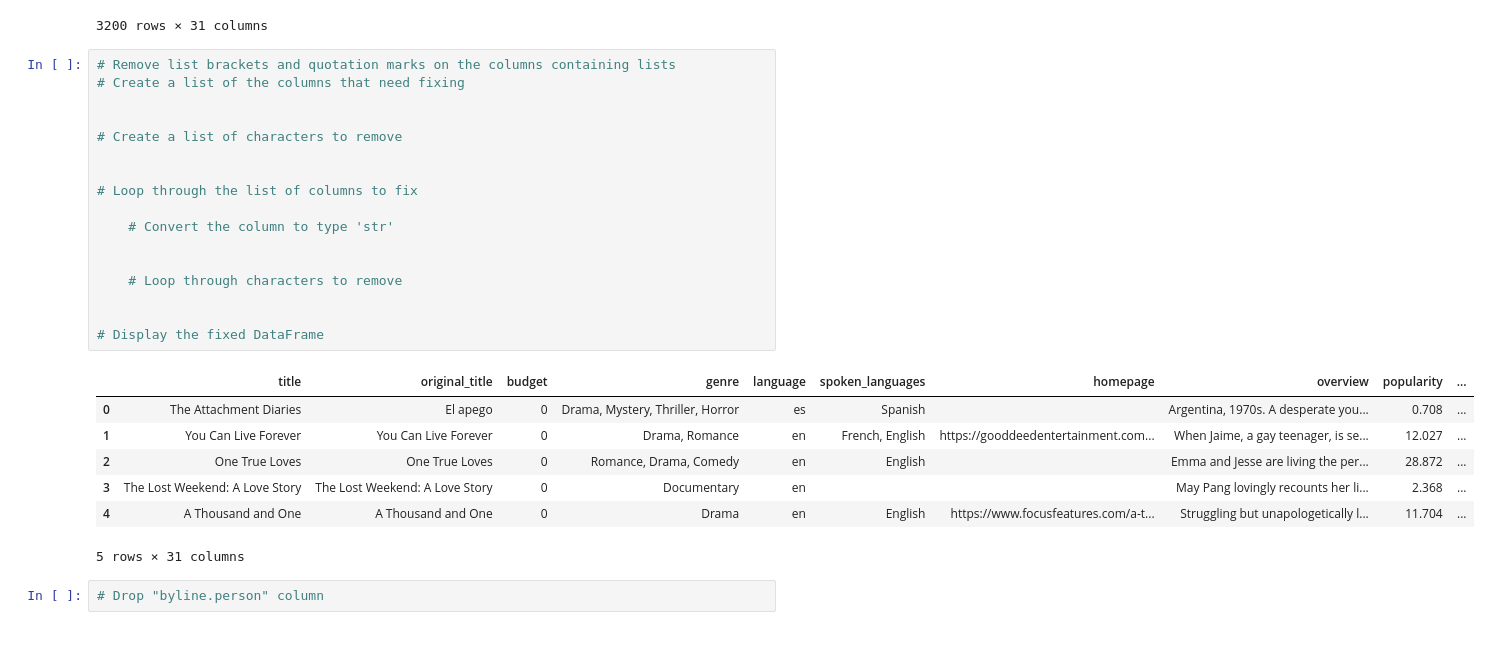
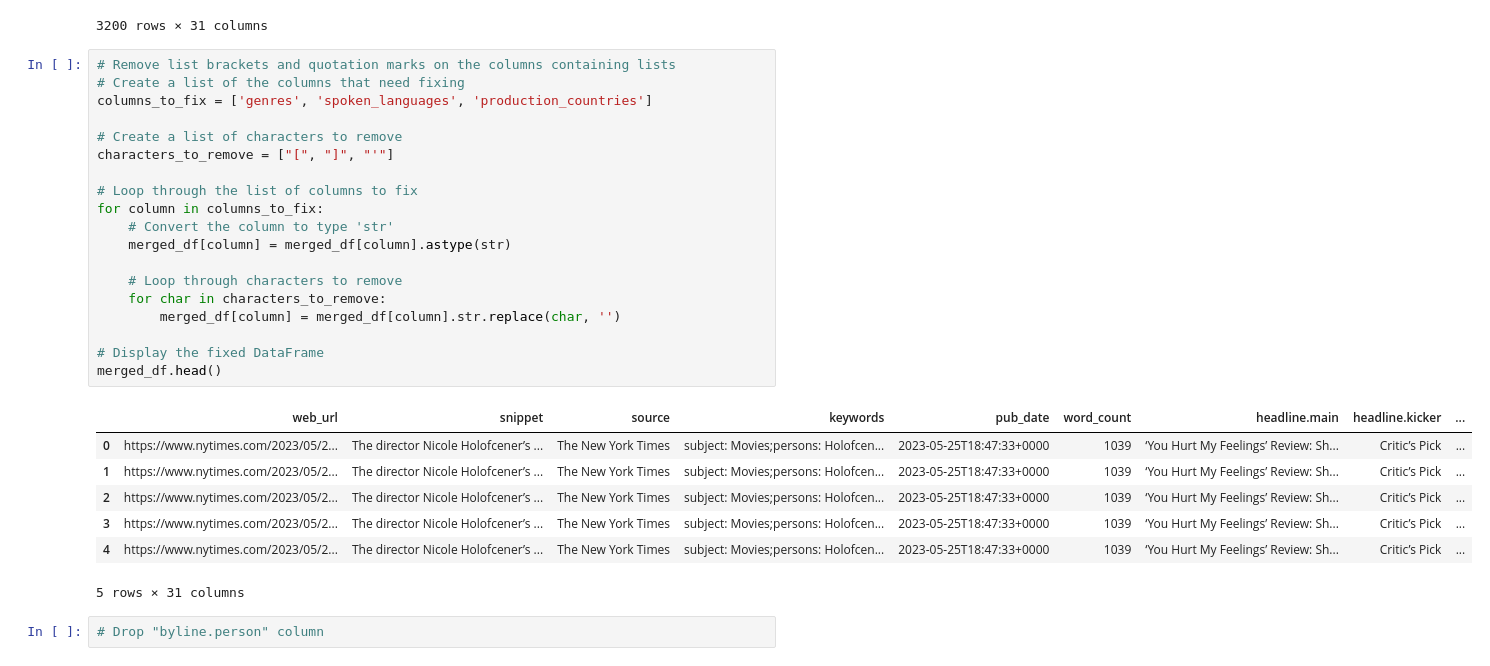
Before and after one commit to jdanielle12/data-sourcing-challenge, a Jupyter notebook: retrieve_movie_data.ipynb, the cells around one changed output. Saved outputs shown, nothing was run; the diff lists cells and outputs as text.

```diff
--- a/retrieve_movie_data.ipynb
+++ b/retrieve_movie_data.ipynb
@@ -373,27 +373,29 @@ merged_df
 # %%
 # Remove list brackets and quotation marks on the columns containing lists
 # Create a list of the columns that need fixing
-
+columns_to_fix = ['genres', 'spoken_languages', 'production_countries']
 
 # Create a list of characters to remove
-
+characters_to_remove = ["[", "]", "'"]
 
 # Loop through the list of columns to fix
-
+for column in columns_to_fix:
     # Convert the column to type 'str'
-
+    merged_df[column] = merged_df[column].astype(str)
 
     # Loop through characters to remove
-
+    for char in characters_to_remove:
+        merged_df[column] = merged_df[column].str.replace(char, '')
 
 # Display the fixed DataFrame
+merged_df.head()
 # %% [output]
-|  | title | original_title | budget | genre | language | spoken_languages | homepage | overview | popularity | ... |
-| 0 | The Attachment Diaries | El apego | 0 | Drama, Mystery, Thriller, Horror | es | Spanish |  | Argentina, 1970s. A desperate you... | 0.708 | ... |
-| 1 | You Can Live Forever | You Can Live Forever | 0 | Drama, Romance | en | French, English | https://gooddeedentertainment.com... | When Jaime, a gay teenager, is se... | 12.027 | ... |
-| 2 | One True Loves | One True Loves | 0 | Romance, Drama, Comedy | en | English |  | Emma and Jesse are living the per... | 28.872 | ... |
-| 3 | The Lost Weekend: A Love Story | The Lost Weekend: A Love Story | 0 | Documentary | en |  |  | May Pang lovingly recounts her li... | 2.368 | ... |
-| 4 | A Thousand and One | A Thousand and One | 0 | Drama | en | English | https://www.focusfeatures.com/a-t... | Struggling but unapologetically l... | 11.704 | ... |
+|  | web_url | snippet | source | keywords | pub_date | word_count | headline.main | headline.kicker | ... |
+| 0 | https://www.nytimes.com/2023/05/2... | The director Nicole Holofcener’s ... | The New York Times | subject: Movies;persons: Holofcen... | 2023-05-25T18:47:33+0000 | 1039 | ‘You Hurt My Feelings’ Review: Sh... | Critic’s Pick | ... |
+| 1 | https://www.nytimes.com/2023/05/2... | The director Nicole Holofcener’s ... | The New York Times | subject: Movies;persons: Holofcen... | 2023-05-25T18:47:33+0000 | 1039 | ‘You Hurt My Feelings’ Review: Sh... | Critic’s Pick | ... |
+| 2 | https://www.nytimes.com/2023/05/2... | The director Nicole Holofcener’s ... | The New York Times | subject: Movies;persons: Holofcen... | 2023-05-25T18:47:33+0000 | 1039 | ‘You Hurt My Feelings’ Review: Sh... | Critic’s Pick | ... |
+| 3 | https://www.nytimes.com/2023/05/2... | The director Nicole Holofcener’s ... | The New York Times | subject: Movies;persons: Holofcen... | 2023-05-25T18:47:33+0000 | 1039 | ‘You Hurt My Feelings’ Review: Sh... | Critic’s Pick | ... |
+| 4 | https://www.nytimes.com/2023/05/2... | The director Nicole Holofcener’s ... | The New York Times | subject: Movies;persons: Holofcen... | 2023-05-25T18:47:33+0000 | 1039 | ‘You Hurt My Feelings’ Review: Sh... | Critic’s Pick | ... |
 5 rows × 31 columns
 # %%
 # Drop "byline.person" column
```
